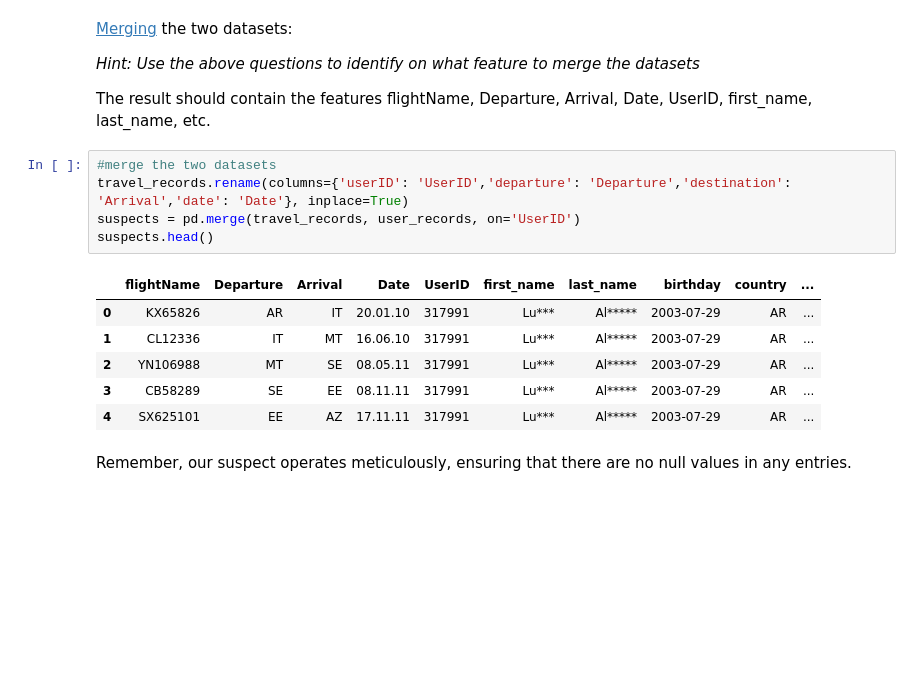
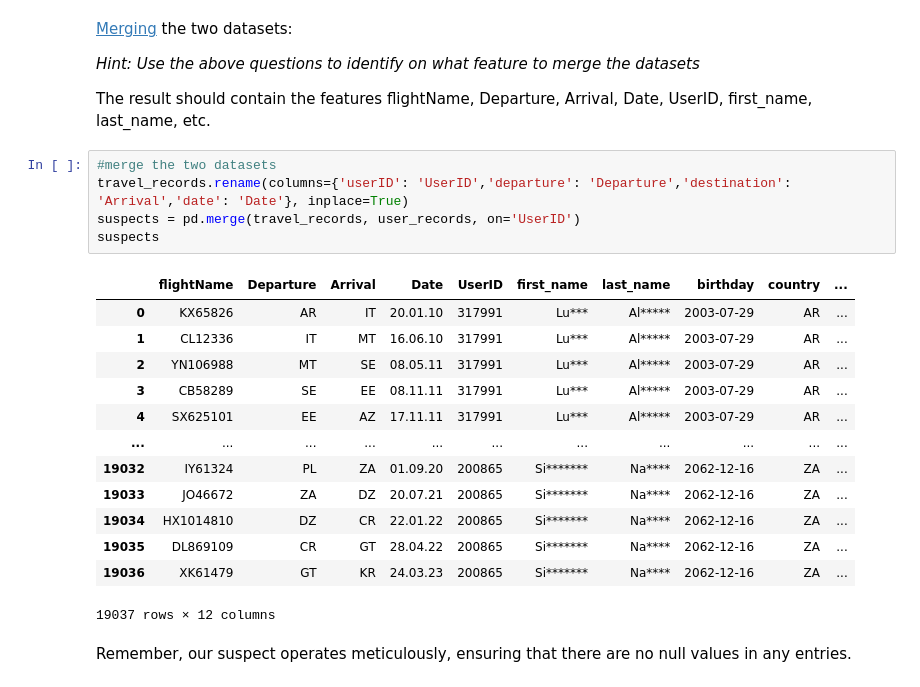
Before and after one commit to gr-oll/MGT-502-Data-Science-and-Machine-Learning, a Jupyter notebook: assignments/Part 1/Assignment_part_1.ipynb, the cells around one changed output. Saved outputs shown, nothing was run; the diff lists cells and outputs as text; blank space fills up the shorter version.

```diff
--- a/assignments/Part 1/Assignment_part_1.ipynb
+++ b/assignments/Part 1/Assignment_part_1.ipynb
@@ -232,15 +232,22 @@ The result should contain the features flightName, Departure, Arrival,  Date, Us
 # %%
 #merge the two datasets
 travel_records.rename(columns={'userID': 'UserID','departure': 'Departure','destination': 'Arrival','date': 'Date'}, inplace=True)
 suspects = pd.merge(travel_records, user_records, on='UserID')
-suspects.head()
+suspects
 # %% [output]
 |  | flightName | Departure | Arrival | Date | UserID | first_name | last_name | birthday | country | ... |
 | 0 | KX65826 | AR | IT | 20.01.10 | 317991 | Lu*** | Al***** | 2003-07-29 | AR | ... |
 | 1 | CL12336 | IT | MT | 16.06.10 | 317991 | Lu*** | Al***** | 2003-07-29 | AR | ... |
 | 2 | YN106988 | MT | SE | 08.05.11 | 317991 | Lu*** | Al***** | 2003-07-29 | AR | ... |
 | 3 | CB58289 | SE | EE | 08.11.11 | 317991 | Lu*** | Al***** | 2003-07-29 | AR | ... |
 | 4 | SX625101 | EE | AZ | 17.11.11 | 317991 | Lu*** | Al***** | 2003-07-29 | AR | ... |
+| ... | ... | ... | ... | ... | ... | ... | ... | ... | ... | ... |
+| 19032 | IY61324 | PL | ZA | 01.09.20 | 200865 | Si******* | Na**** | 2062-12-16 | ZA | ... |
+| 19033 | JO46672 | ZA | DZ | 20.07.21 | 200865 | Si******* | Na**** | 2062-12-16 | ZA | ... |
+| 19034 | HX1014810 | DZ | CR | 22.01.22 | 200865 | Si******* | Na**** | 2062-12-16 | ZA | ... |
+| 19035 | DL869109 | CR | GT | 28.04.22 | 200865 | Si******* | Na**** | 2062-12-16 | ZA | ... |
+| 19036 | XK61479 | GT | KR | 24.03.23 | 200865 | Si******* | Na**** | 2062-12-16 | ZA | ... |
+19037 rows × 12 columns
 # %% [markdown]
 Remember, our suspect operates meticulously, ensuring that there are no null values in any entries.
 # %%
```
Also changed, not shown: parts of 2 cells of this notebook, 2 other files.
